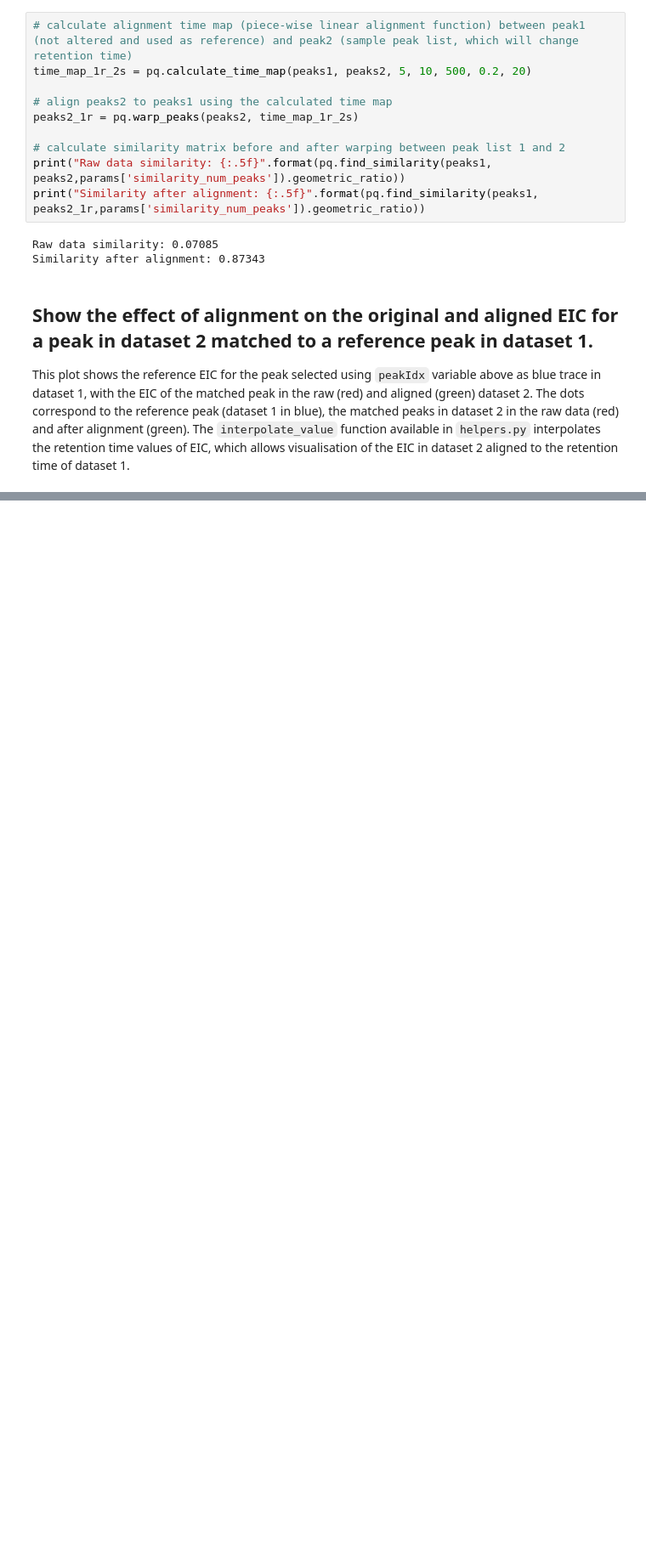
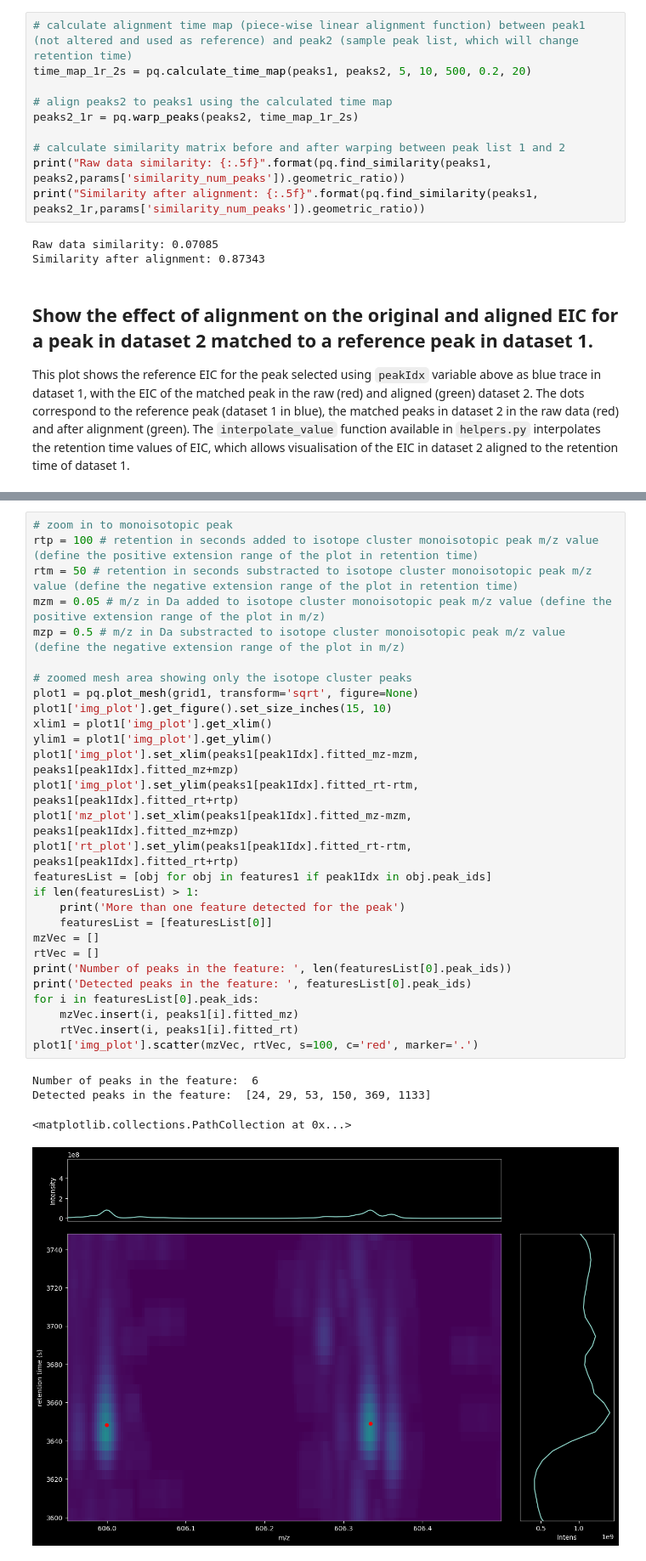
Before and after one commit to PASTAQ-MS/PASTAQ, a Jupyter notebook: examples/pastaqExamples.ipynb, the cells around one changed output, grey strips where cells are left out. Shown at 85% size. Drawn from its saved outputs; the diff is of its cells as text; blank space fills up the shorter version.

```diff
--- a/examples/pastaqExamples.ipynb
+++ b/examples/pastaqExamples.ipynb
@@ -262,0 +308,33 @@ Raw data similarity: {}Peak <id: 112, local_max_mz: 614.838226, local_max_rt: 34
+# %%
+# zoom in to monoisotopic peak
+rtp = 100 # retention in seconds added to isotope cluster monoisotopic peak m/z value (define the positive extension range of the plot in retention time)
+rtm = 50 # retention in seconds substracted to isotope cluster monoisotopic peak m/z value (define the negative extension range of the plot in retention time)
+mzm = 0.05 # m/z in Da added to isotope cluster monoisotopic peak m/z value (define the positive extension range of the plot in m/z)
+mzp = 0.5 # m/z in Da substracted to isotope cluster monoisotopic peak m/z value (define the negative extension range of the plot in m/z)
+
+# zoomed mesh area showing only the isotope cluster peaks
+plot1 = pq.plot_mesh(grid1, transform='sqrt', figure=None)
+plot1['img_plot'].get_figure().set_size_inches(15, 10)
+xlim1 = plot1['img_plot'].get_xlim()
+ylim1 = plot1['img_plot'].get_ylim()
+plot1['img_plot'].set_xlim(peaks1[peak1Idx].fitted_mz-mzm, peaks1[peak1Idx].fitted_mz+mzp)
+plot1['img_plot'].set_ylim(peaks1[peak1Idx].fitted_rt-rtm, peaks1[peak1Idx].fitted_rt+rtp)
+plot1['mz_plot'].set_xlim(peaks1[peak1Idx].fitted_mz-mzm, peaks1[peak1Idx].fitted_mz+mzp)
+plot1['rt_plot'].set_ylim(peaks1[peak1Idx].fitted_rt-rtm, peaks1[peak1Idx].fitted_rt+rtp)
+featuresList = [obj for obj in features1 if peak1Idx in obj.peak_ids]
+if len(featuresList) > 1:
+    print('More than one feature detected for the peak')
+    featuresList = [featuresList[0]]
+mzVec = []
+rtVec = []
+print('Number of peaks in the feature: ', len(featuresList[0].peak_ids))
+print('Detected peaks in the feature: ', featuresList[0].peak_ids)
+for i in featuresList[0].peak_ids:
+    mzVec.insert(i, peaks1[i].fitted_mz)
+    rtVec.insert(i, peaks1[i].fitted_rt)
+plot1['img_plot'].scatter(mzVec, rtVec, s=100, c='red', marker='.')
+# %% [output]
+Number of peaks in the feature:  6
+Detected peaks in the feature:  [24, 29, 53, 150, 369, 1133]
+<matplotlib.collections.PathCollection at 0x...>
+[figure, added]
```
Also changed, not shown: parts of 12 cells of this notebook, 1 other file.
